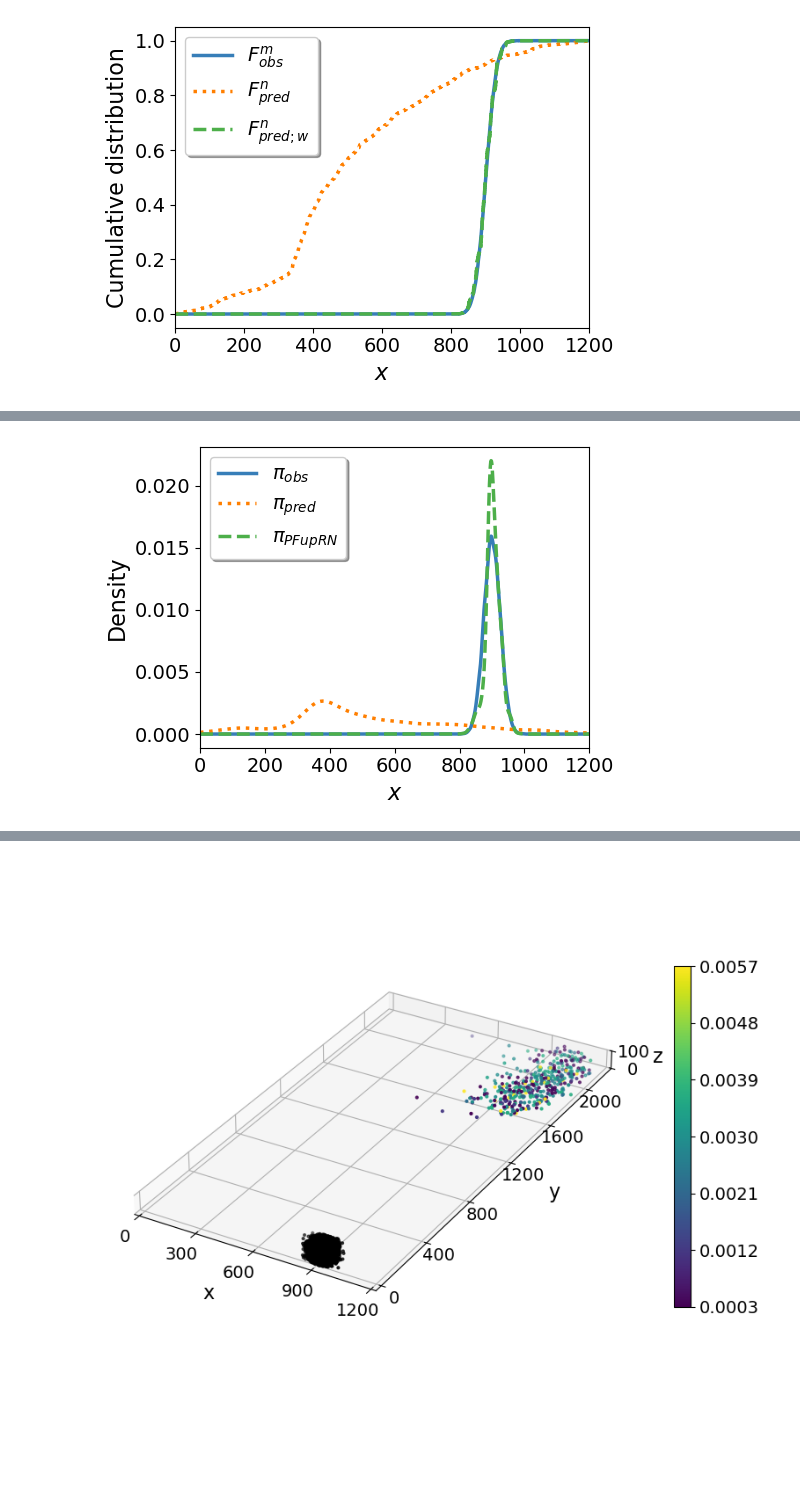
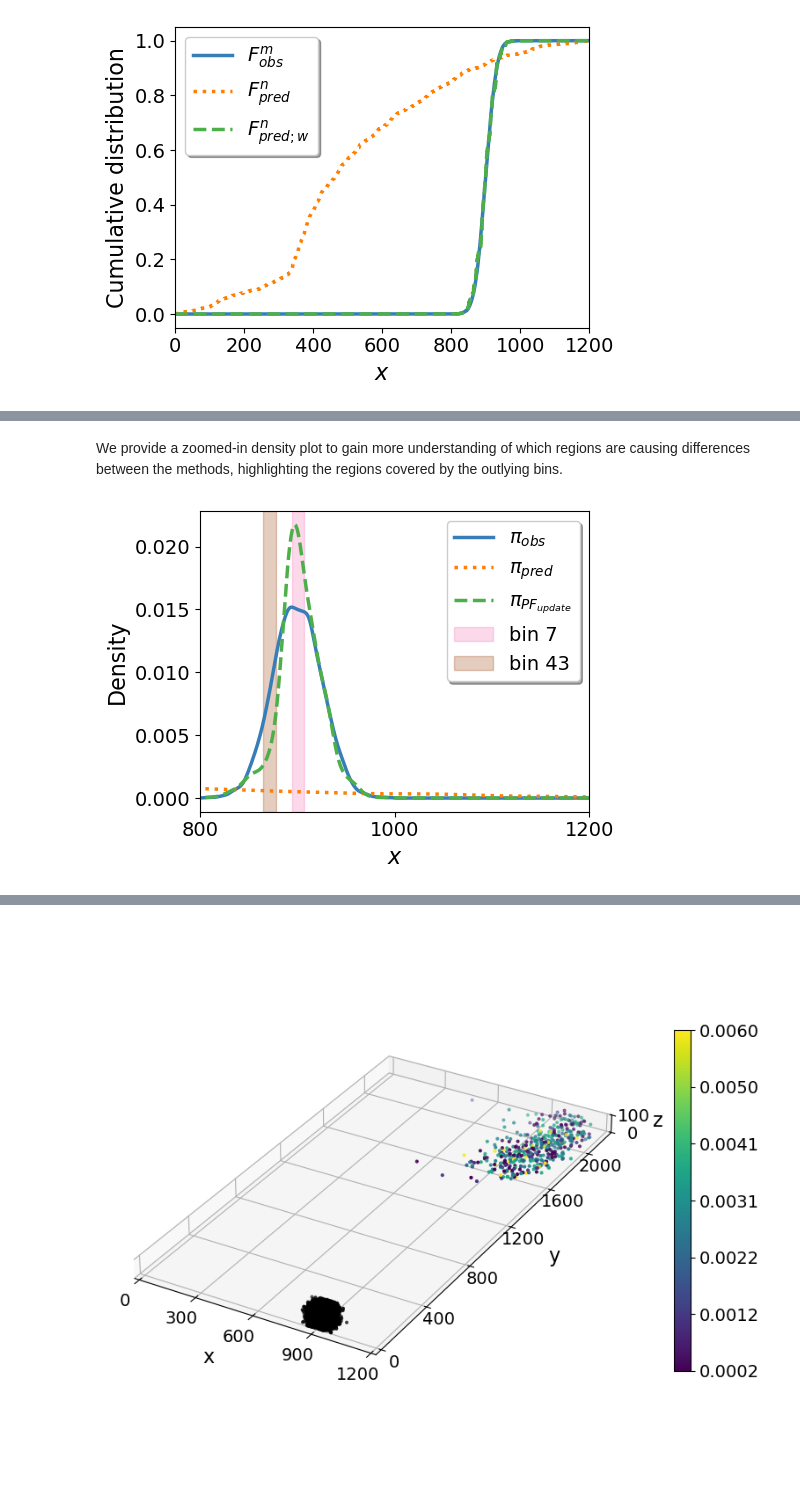
Before and after one commit to kirana-bergstrom/DCI-distributions, a Jupyter notebook: examples/fluid-flow.ipynb, the cells around one changed output, grey strips where cells are left out. Drawn from its saved outputs; the diff is of its cells as text; code cells hidden in the pictures; blank space fills up the shorter version.

Commit message:
Changes made to fluid flow example from paper review

```diff
--- a/examples/fluid-flow.ipynb
+++ b/examples/fluid-flow.ipynb
@@ -184,18 +282,27 @@ plt.savefig(f'{plot_directory}/fluid_flow_kmeans_cdfs.png', bbox_inches='tight')
+# %% [markdown]
+We provide a zoomed-in density plot to gain more understanding of which regions are causing differences between the methods, highlighting the regions covered by the outlying bins.
 # %%
 xx = np.linspace(np.min(pred_samples), np.max(pred_samples), 1000)
 
+low_b7 = np.min(pred_samples[(labels==7),0])
+upp_b7 = np.max(pred_samples[(labels==7),0])
+low_b43 = np.min(pred_samples[(labels==43),0])
+upp_b43 = np.max(pred_samples[(labels==43),0])
+
 plt.plot(xx, obs_KDE(xx), label=r'$\pi_{obs}$');
 plt.plot(xx, pred_KDE(xx), label=r'$\pi_{pred}$', ls=':');
-plt.plot(xx, PF_update_KDE(xx), label=r'$\pi_{PFupRN}$', ls='--');
+plt.plot(xx, PF_update_KDE(xx), label=r'$\pi_{PF_{update}}$', ls='--');
+plt.axvspan(low_b7, upp_b7, alpha=0.3, label='bin 7', color=CB_color_cycle[3]);
+plt.axvspan(low_b43, upp_b43, alpha=0.3, label='bin 43', color=CB_color_cycle[4]);
 plt.xticks(ticks=[0,200,400,600,800,1000,1200],
            labels=[0,200,400,600,800,1000,1200]);
-plt.xlim(0,1200);
+plt.xlim(800,1200);
 
 plt.xlabel(r'$x$');
 plt.ylabel('Density');
-plt.legend(loc='upper left', shadow=True);
+plt.legend(loc='upper right', shadow=True);
 
 plt.tight_layout();
-plt.savefig(f'{plot_directory}/fluid_flow_kmeans_pdfs.png', bbox_inches='tight');
+plt.savefig(f'{plot_directory}/fluid_flow_density-bins.png', bbox_inches='tight');
 # %% [output]
-[figure, old version]
+[figure, new version]
```
Also changed, not shown: parts of 28 cells of this notebook, 1 other file.
